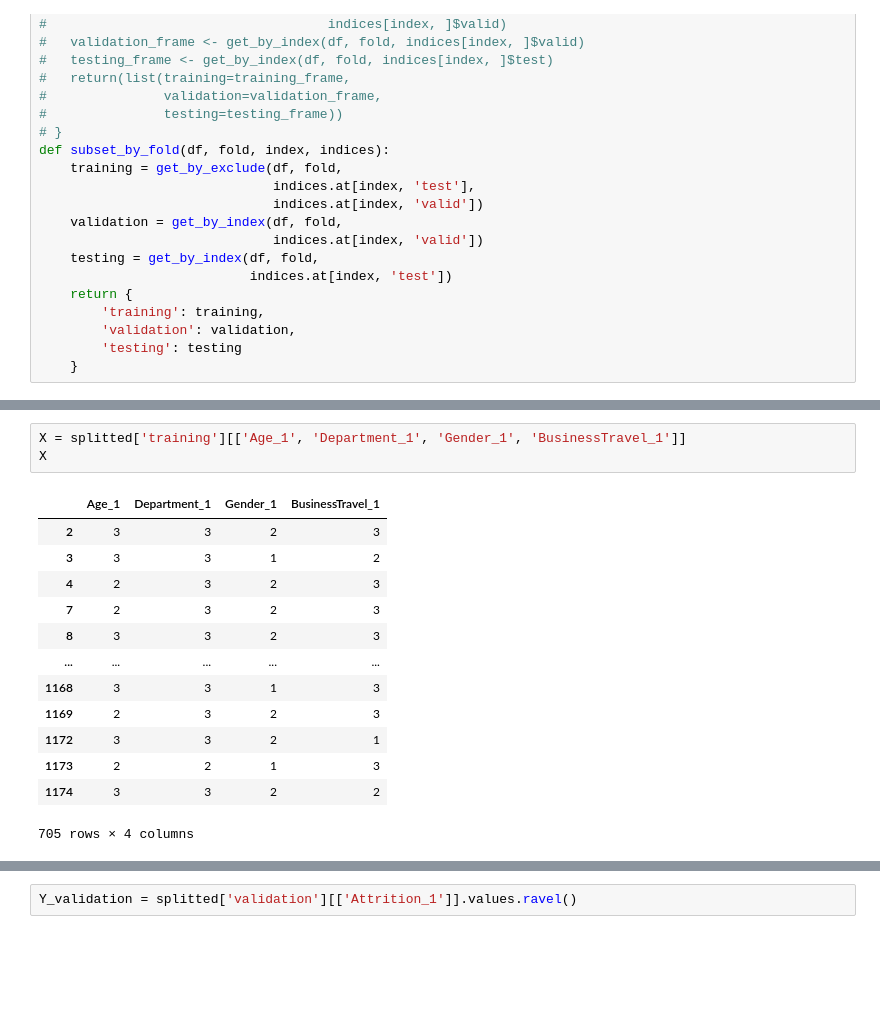
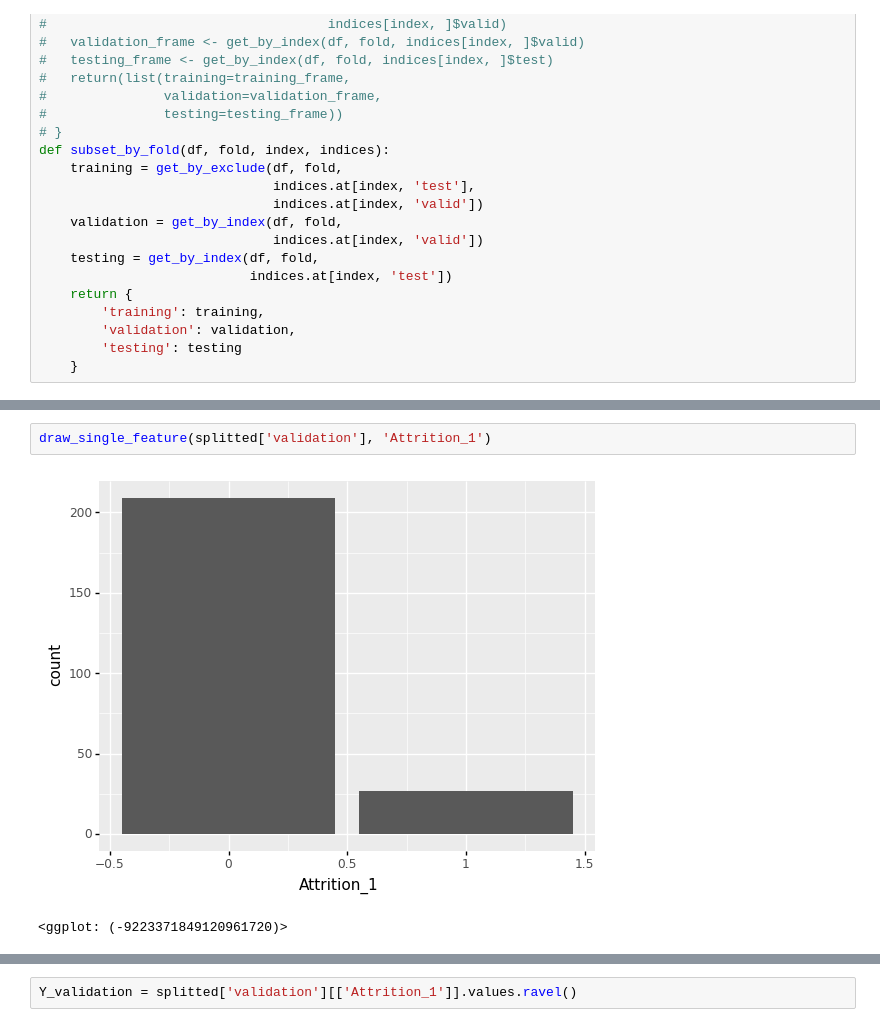
Before and after one commit to cchuang1024/nccu-data-mining, a Jupyter notebook: HW2.ipynb, the cells around one changed output, grey strips where cells are left out. Saved outputs shown, nothing was run; the diff lists cells and outputs as text; blank space fills up the shorter version.

```diff
--- a/HW2.ipynb
+++ b/HW2.ipynb
@@ -265,17 +255,5 @@ Y
-# %%
-X = splitted['training'][['Age_1', 'Department_1', 'Gender_1', 'BusinessTravel_1']]
-X
-# %% [output]
-|  | Age_1 | Department_1 | Gender_1 | BusinessTravel_1 |
-| 2 | 3 | 3 | 2 | 3 |
-| 3 | 3 | 3 | 1 | 2 |
-| 4 | 2 | 3 | 2 | 3 |
-| 7 | 2 | 3 | 2 | 3 |
-| 8 | 3 | 3 | 2 | 3 |
-| ... | ... | ... | ... | ... |
-| 1168 | 3 | 3 | 1 | 3 |
-| 1169 | 2 | 3 | 2 | 3 |
-| 1172 | 3 | 3 | 2 | 1 |
-| 1173 | 2 | 2 | 1 | 3 |
-| 1174 | 3 | 3 | 2 | 2 |
-705 rows × 4 columns
+# %%
+draw_single_feature(splitted['validation'], 'Attrition_1')
+# %% [output]
+[figure, added]
+<ggplot: (-9223371849120961720)>
```
Also changed, not shown: parts of 14 cells of this notebook.
